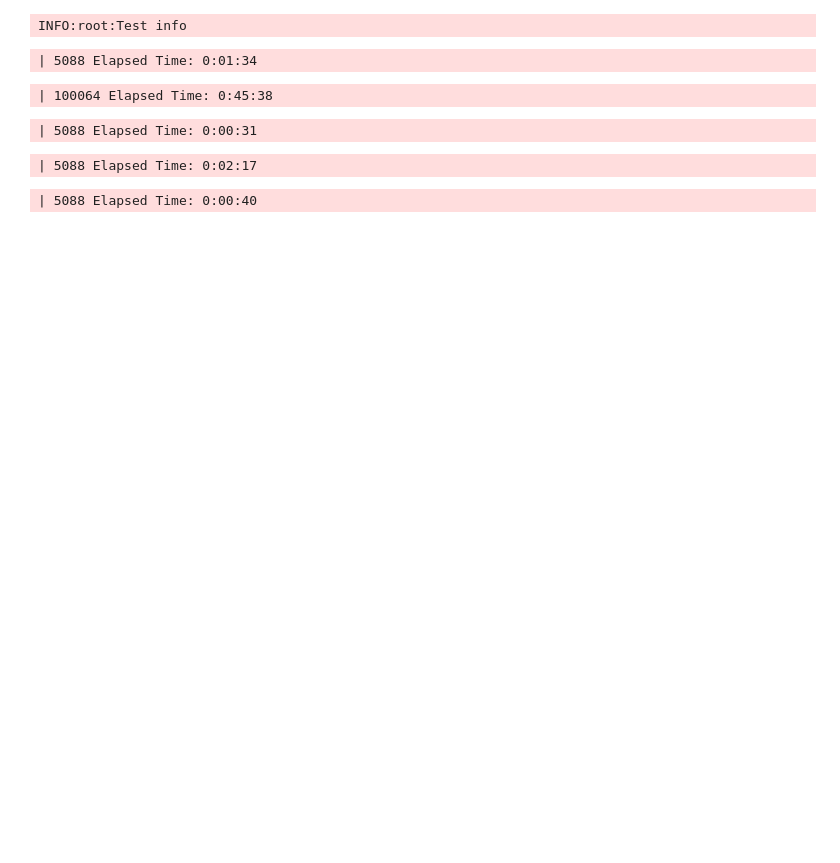
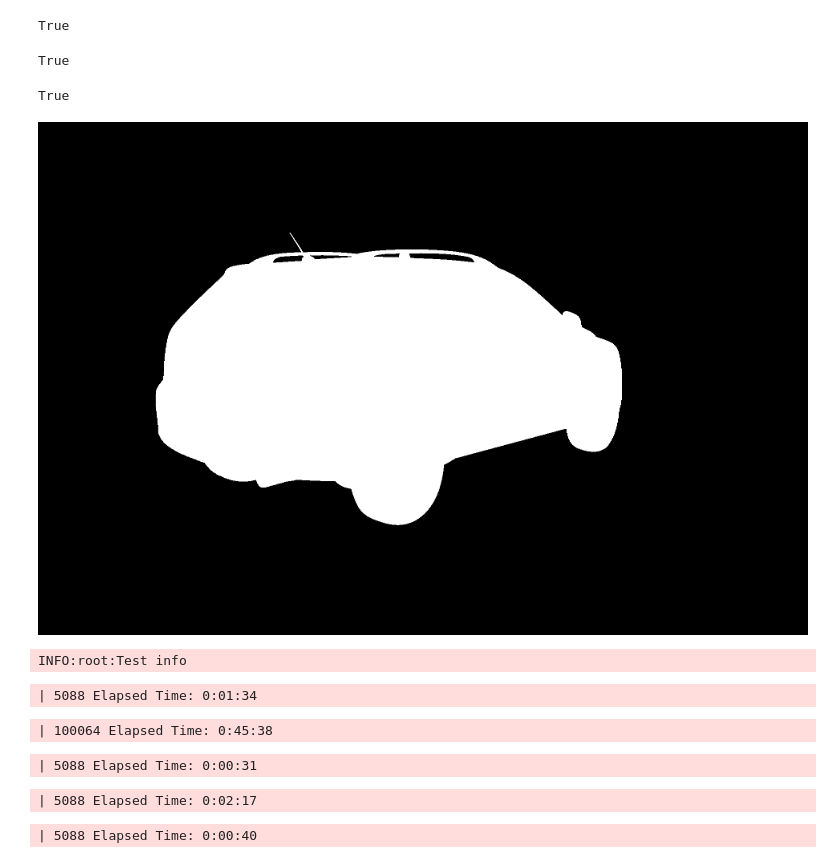
Before and after one commit to LowikC/kaggle_carvana, a Jupyter notebook: notebooks/Resize all images.ipynb, the cells around one changed output. Saved outputs shown, nothing was run; the diff lists cells and outputs as text; code cells hidden in the pictures; blank space fills up the shorter version.

```diff
--- a/notebooks/Resize all images.ipynb
+++ b/notebooks/Resize all images.ipynb
@@ -8,0 +61,4 @@ logging.basicConfig(level=logging.INFO)
+# %%
+m = Image.open("../data/train_masks_sample/03a857ce842d_11_mask.gif")
+# %%
+m = Image.fromarray(np.array(m) * 255)
@@ -8,0 +169,2 @@ logging.basicConfig(level=logging.INFO)
+# %%
+m = np.array(m) * 255
@@ -9,3 +188,19 @@ logging.basicConfig(level=logging.INFO)
+# %%
+cv2.imwrite("../data/im_cubic.png", cv2.resize(m, (1920//2, 1280//2), interpolation=cv2.INTER_CUBIC))
+# %% [output]
+True
+# %%
+cv2.imwrite("../data/im_nn.png", cv2.resize(m, (1920//2, 1280//2), interpolation=cv2.INTER_NEAREST))
+# %% [output]
+True
+# %%
+cv2.imwrite("../data/im_linear.png", cv2.resize(m, (1920//2, 1280//2), interpolation=cv2.INTER_LINEAR))
+# %% [output]
+True
+# %%
+Image.fromarray(cv2.resize(m, (1920//2, 1280//2), interpolation=cv2.INTER_CUBIC))
+# %% [output]
+[figure, added]
 # %%
 logging.debug("Test debug")
 logging.info("Test info")
```
Also changed, not shown: parts of 24 cells of this notebook, 1 other file.
